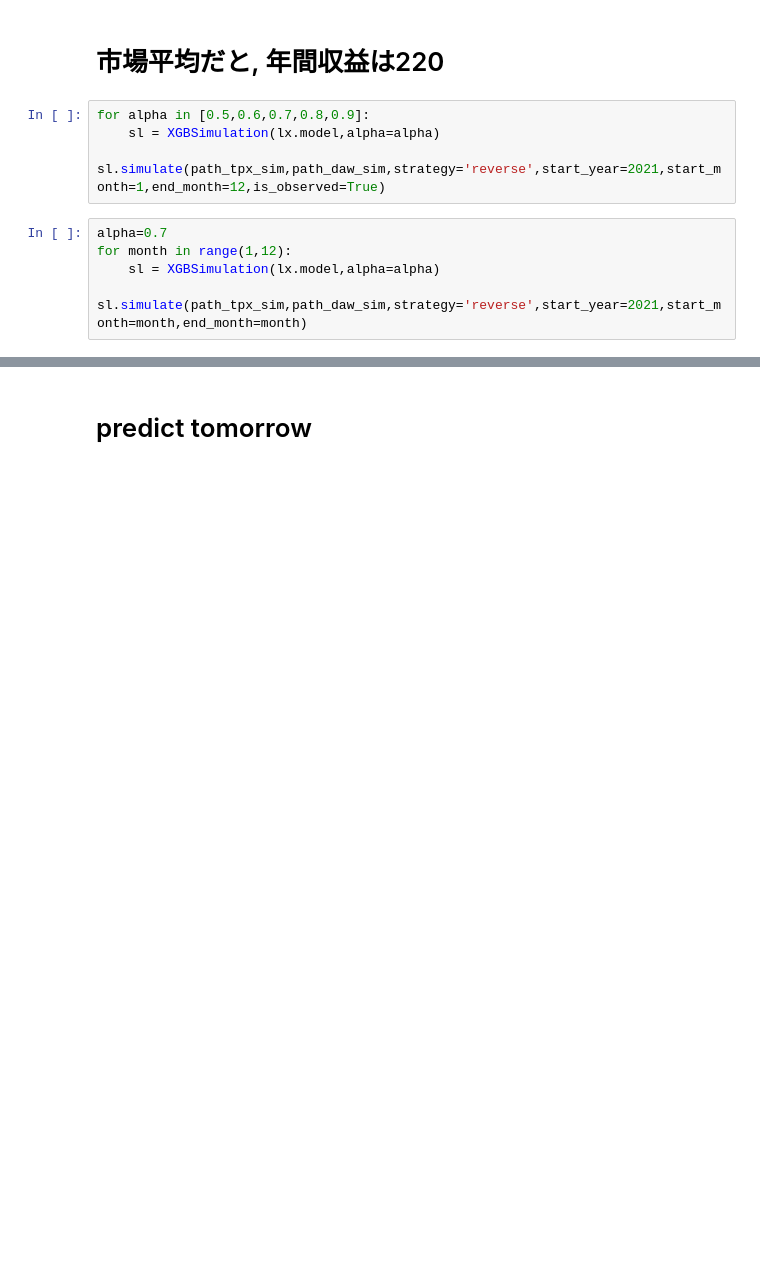
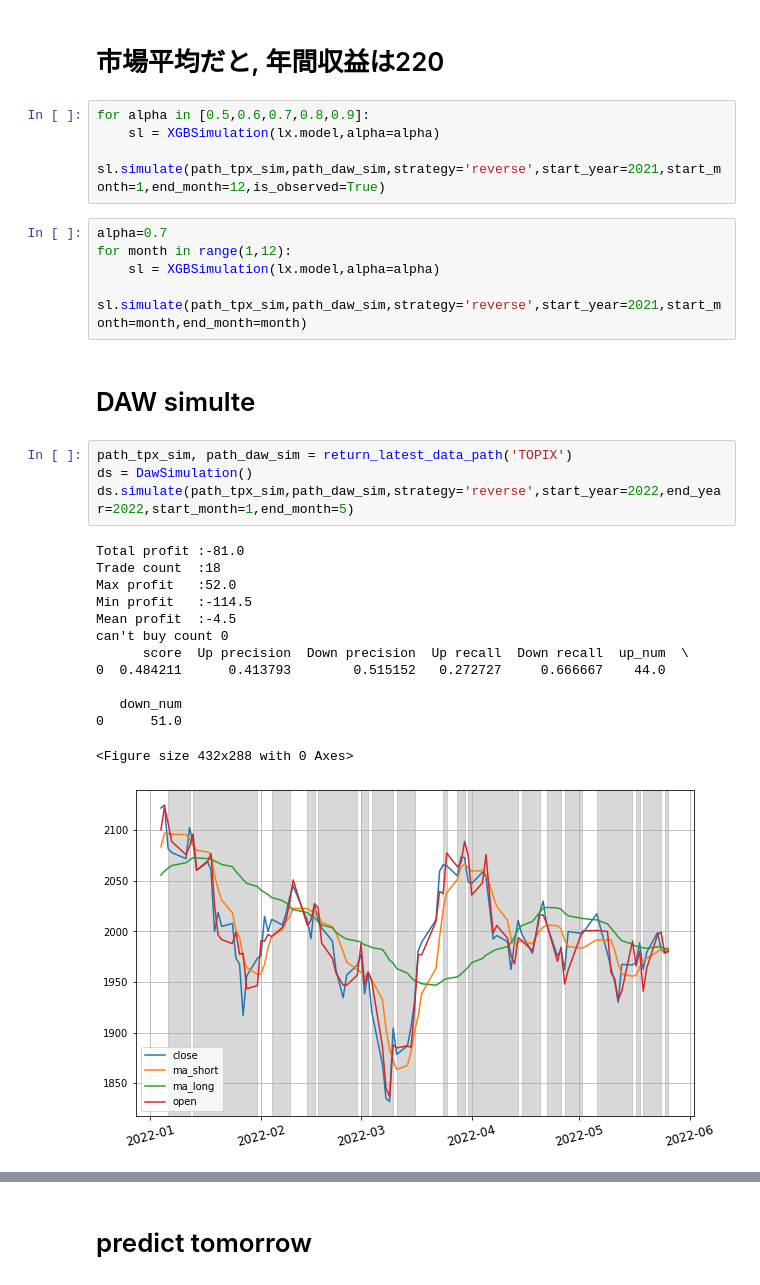
Before and after one commit to yodarjeering/New_XGB, a Jupyter notebook: ResearchFeature.ipynb, the cells around one changed output, grey strips where cells are left out. Drawn from its saved outputs; the diff is of its cells as text; blank space fills up the shorter version.

```diff
--- a/ResearchFeature.ipynb
+++ b/ResearchFeature.ipynb
@@ -115,3 +94,23 @@ alpha=0.7
 for month in range(1,12):
     sl = XGBSimulation(lx.model,alpha=alpha)
     sl.simulate(path_tpx_sim,path_daw_sim,strategy='reverse',start_year=2021,start_month=month,end_month=month)
+# %% [markdown]
+# DAW simulte
+# %%
+path_tpx_sim, path_daw_sim = return_latest_data_path('TOPIX')
+ds = DawSimulation()
+ds.simulate(path_tpx_sim,path_daw_sim,strategy='reverse',start_year=2022,end_year=2022,start_month=1,end_month=5)
+# %% [output]
+Total profit :-81.0
+Trade count  :18
+Max profit   :52.0
+Min profit   :-114.5
+Mean profit  :-4.5
+can't buy count 0
+      score  Up precision  Down precision  Up recall  Down recall  up_num  \
+0  0.484211      0.413793        0.515152   0.272727     0.666667    44.0
+
+   down_num
+0      51.0
+<Figure size 432x288 with 0 Axes>
+[figure, added]
```
Also changed, not shown: parts of 8 cells of this notebook.
